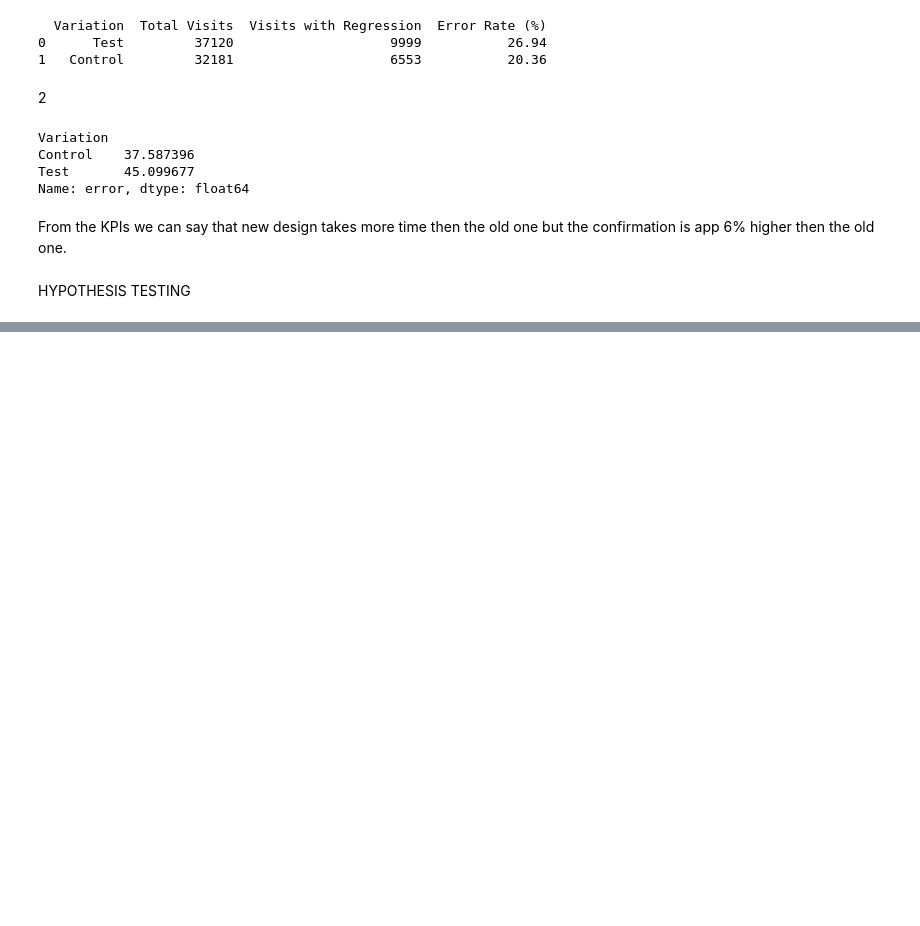
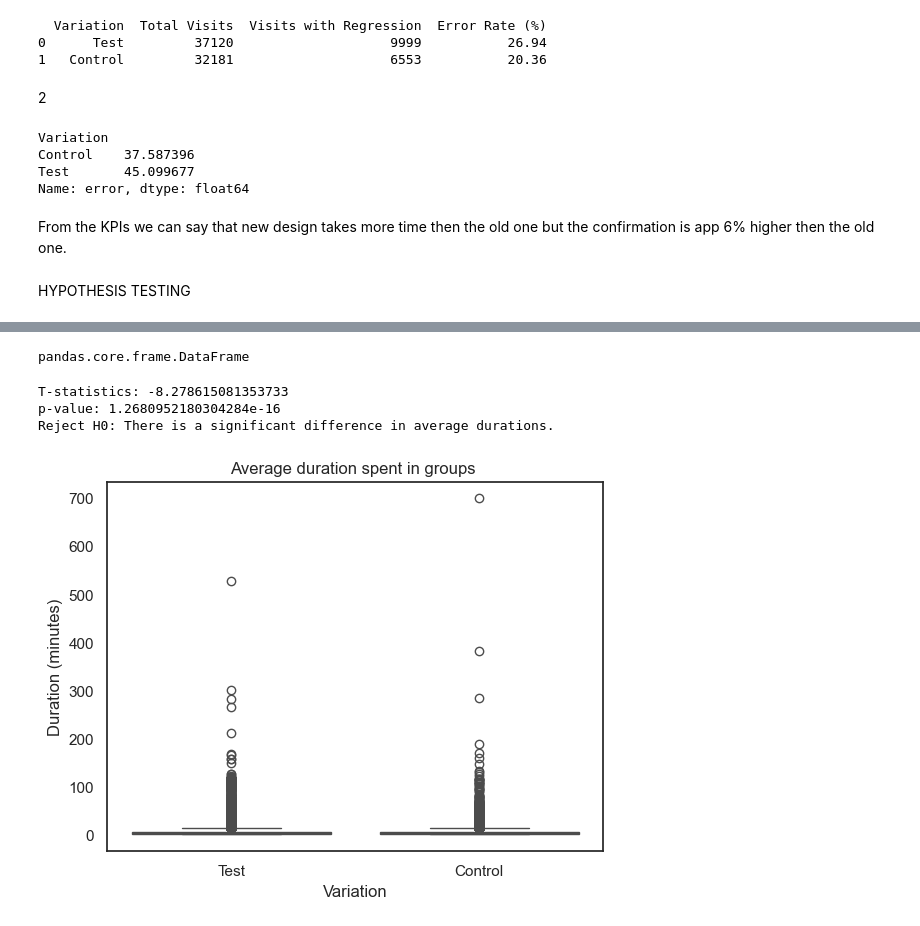
Before and after one commit to MadhurideviD/vanguard_analysis, a Jupyter notebook: vanguard_1.ipynb, the cells around one changed output, grey strips where cells are left out. Saved outputs shown, nothing was run; the diff lists cells and outputs as text; code cells hidden in the pictures; blank space fills up the shorter version.

```diff
--- a/vanguard_1.ipynb
+++ b/vanguard_1.ipynb
@@ -1157,0 +1188,8 @@ HYPOTHESIS TESTING
+# %%
+df_final['date_time'] = pd.to_datetime(df_final['date_time'])
+
+visit_durations = (
+    df_final.groupby(['visit_id', 'Variation'])['date_time']
+    .agg(duration=lambda x: (x.max() - x.min()).total_seconds()/60)
+    .reset_index()
+)
@@ -1157,0 +1215,29 @@ HYPOTHESIS TESTING
+# %%
+type(visit_durations)
+# %% [output]
+pandas.core.frame.DataFrame
+# %%
+control = visit_durations[visit_durations['Variation'] == 'Control']['duration']
+test = visit_durations[visit_durations['Variation'] == 'Test']['duration']
+
+t_stat,p_value = ttest_ind(control,test,equal_var=False)
+
+print("T-statistics:",t_stat)
+print("p-value:",p_value)
+
+alpha = 0.05
+if p_value < alpha:
+    print("Reject H0: There is a significant difference in average durations.")
+else:
+    print("Fail to reject H0: No significant difference in average durations.")
+# %% [output]
+T-statistics: -8.278615081353733
+p-value: 1.2680952180304284e-16
+Reject H0: There is a significant difference in average durations.
+# %%
+sns.boxplot(x='Variation',y='duration',data=visit_durations)
+plt.title('Average duration spent in groups ')
+plt.ylabel('Duration (minutes)')
+plt.show()
+# %% [output]
+[figure, added]
```
Also changed, not shown: parts of 11 cells of this notebook.
